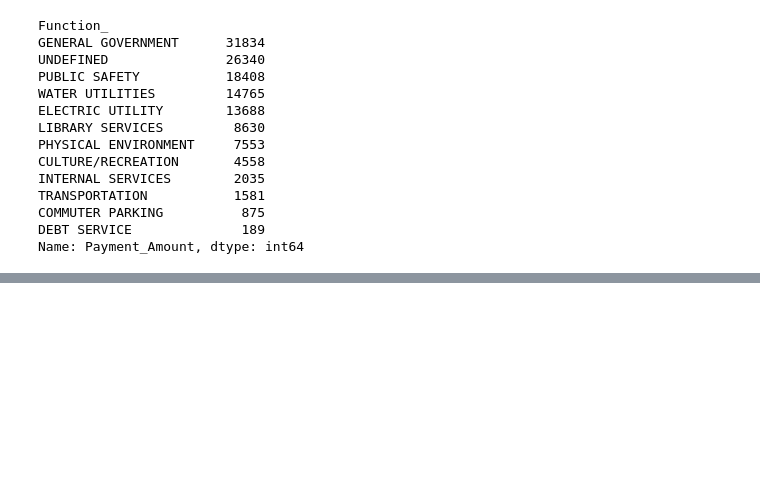
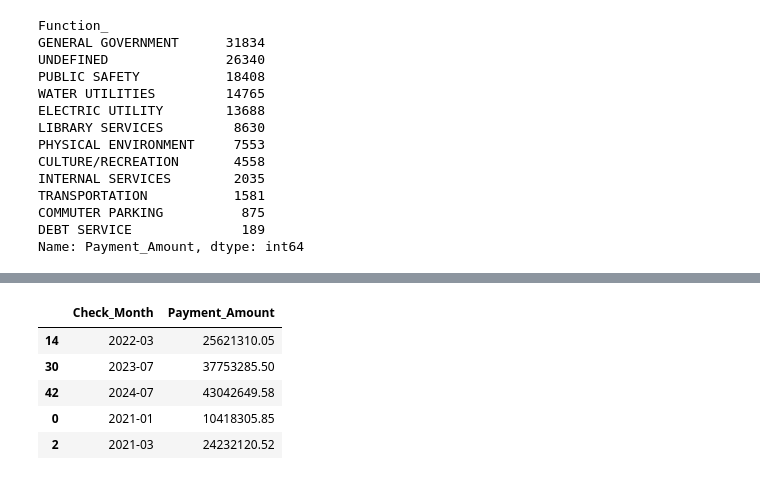
Before and after one commit to yeahmanitsmike/Analytics-Practice, a Jupyter notebook: src/csv_analysis.ipynb, the cells around one changed output, grey strips where cells are left out. Drawn from its saved outputs; the diff is of its cells as text; code cells hidden in the pictures; blank space fills up the shorter version.

```diff
--- a/src/csv_analysis.ipynb
+++ b/src/csv_analysis.ipynb
@@ -390,0 +421,13 @@ Name: Payment_Amount, dtype: int64
+# %%
+df['Check_Date'] = pd.to_datetime(df['Check_Date'])
+df['Check_Month'] = df['Check_Date'].dt.to_period('M')
+export_df = df.groupby(by='Check_Month')['Payment_Amount'].sum().reset_index()
+# %%
+export_df.sample(5)
+# %% [output]
+|  | Check_Month | Payment_Amount |
+| 14 | 2022-03 | 25621310.05 |
+| 30 | 2023-07 | 37753285.50 |
+| 42 | 2024-07 | 43042649.58 |
+| 0 | 2021-01 | 10418305.85 |
+| 2 | 2021-03 | 24232120.52 |
```
Also changed, not shown: parts of 9 cells of this notebook.
